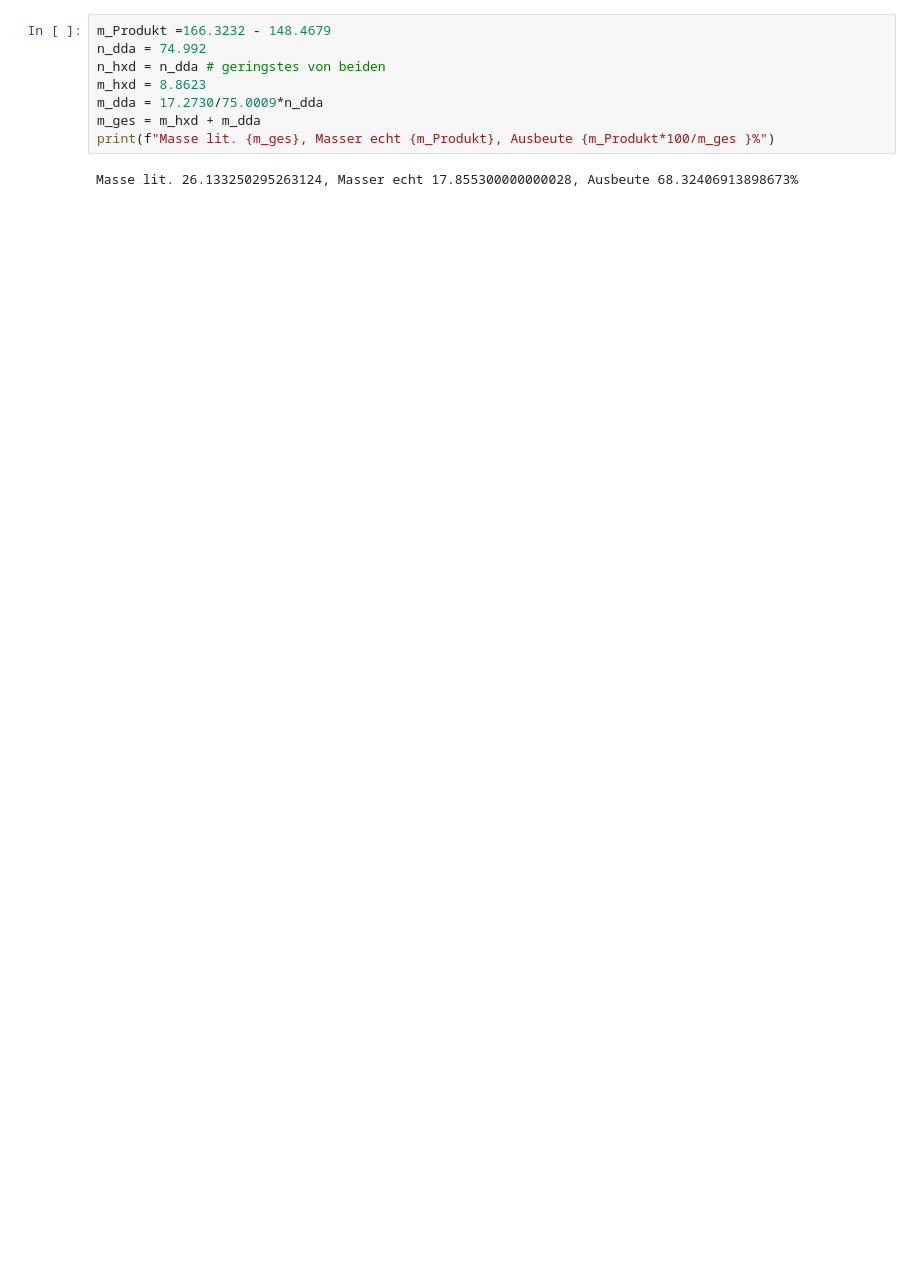
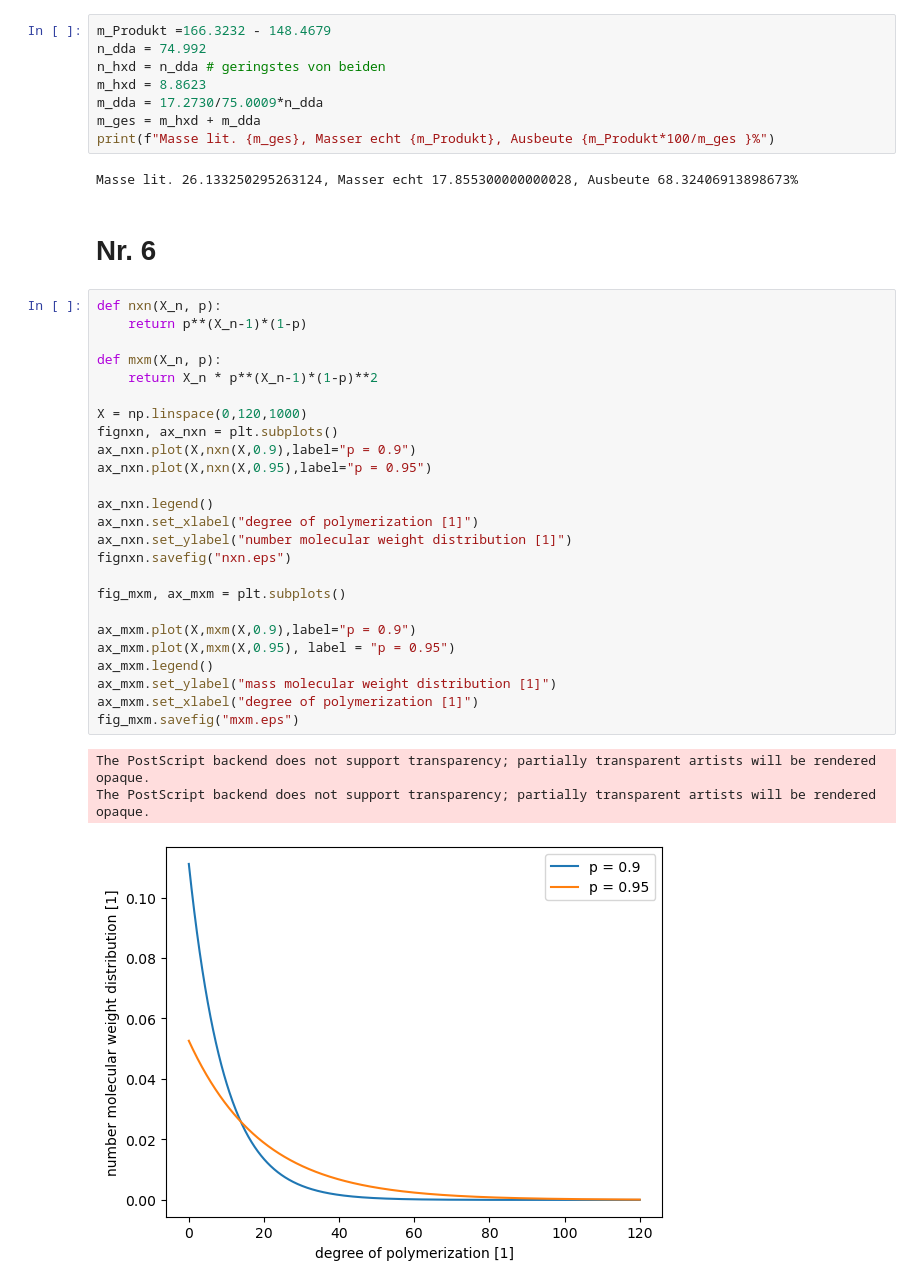
Before and after one commit to Rankenstein678/Makro, a Jupyter notebook: AMC2/AMC2.ipynb, the cells around one changed output. Drawn from its saved outputs; the diff is of its cells as text; blank space fills up the shorter version.

```diff
--- a/AMC2/AMC2.ipynb
+++ b/AMC2/AMC2.ipynb
@@ -102,3 +120,34 @@ m_ges = m_hxd + m_dda
 print(f"Masse lit. {m_ges}, Masser echt {m_Produkt}, Ausbeute {m_Produkt*100/m_ges }%")
 # %% [output]
 Masse lit. 26.133250295263124, Masser echt 17.855300000000028, Ausbeute 68.32406913898673%
+# %% [markdown]
+# Nr. 6
+# %%
+def nxn(X_n, p):
+    return p**(X_n-1)*(1-p)
+
+def mxm(X_n, p):
+    return X_n * p**(X_n-1)*(1-p)**2
+
+X = np.linspace(0,120,1000)
+fignxn, ax_nxn = plt.subplots()
+ax_nxn.plot(X,nxn(X,0.9),label="p = 0.9")
+ax_nxn.plot(X,nxn(X,0.95),label="p = 0.95")
+
+ax_nxn.legend()
+ax_nxn.set_xlabel("degree of polymerization [1]")
+ax_nxn.set_ylabel("number molecular weight distribution [1]")
+fignxn.savefig("nxn.eps")
+
+fig_mxm, ax_mxm = plt.subplots()
+
+ax_mxm.plot(X,mxm(X,0.9),label="p = 0.9")
+ax_mxm.plot(X,mxm(X,0.95), label = "p = 0.95")
+ax_mxm.legend()
+ax_mxm.set_ylabel("mass molecular weight distribution [1]")
+ax_mxm.set_xlabel("degree of polymerization [1]")
+fig_mxm.savefig("mxm.eps")
+# %% [output]
+The PostScript backend does not support transparency; partially transparent artists will be rendered opaque.
+The PostScript backend does not support transparency; partially transparent artists will be rendered opaque.
+[figure, added]
```
Also changed, not shown: parts of 4 cells of this notebook, 3 other files.
